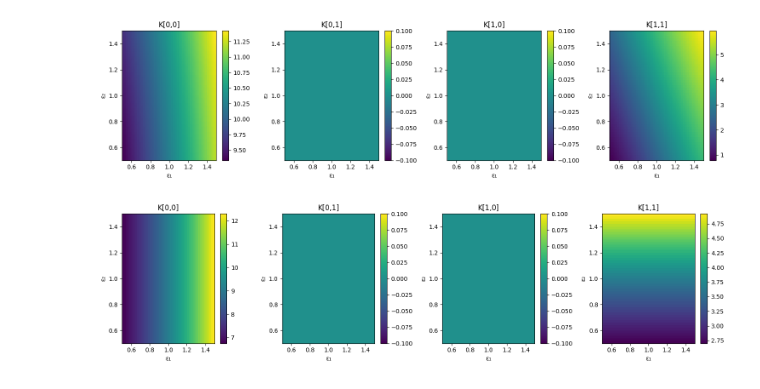
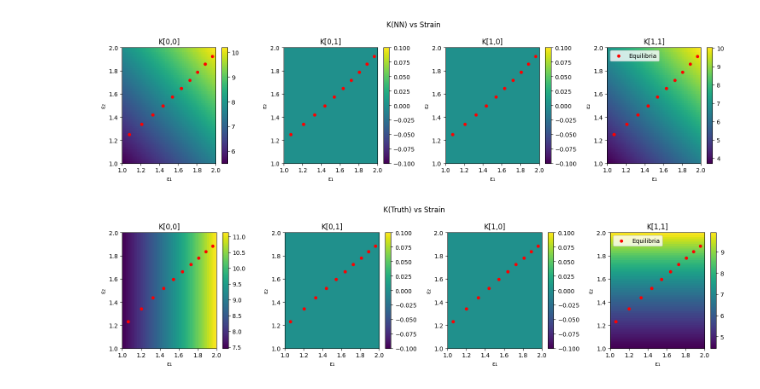
Before and after one commit to ryanchaiyakul/hodel, a Jupyter notebook: triplet.ipynb, the cells around one changed output. Saved outputs shown, nothing was run; the diff lists cells and outputs as text; code cells hidden in the pictures.

```diff
--- a/triplet.ipynb
+++ b/triplet.ipynb
@@ -53,7 +53,7 @@ def fixed_0(lambda_: jax.Array, _ = None) -> jax.Array:
 # Setup
 xf0 = jnp.array([1.0, 2.0])
 energy = Triplet(xf0, fixed_0(jnp.array([0.0])))
-force = LinearForce(jnp.array([0.0, 10.0]), jnp.array([9.81, 0.0]))
+force = LinearForce(jnp.array([0.0, 20.0]), jnp.array([0.0, 9.81]))
 sim = hodel.HODEL(energy, [force], fixed_0)
 
 key = jax.random.PRNGKey(0)
@@ -166,13 +173,19 @@ print(
 xf_stars = ks_sim.sim(lambdas, xf0, Theta_star)
 
 lr = 1e-2
-n_epochs = 400
-final_params, L = nn_sim.learn(
-    lambdas, xf0, xf_stars, params, optim=optax.adam(lr), n_epochs=n_epochs
+n_epochs = 500
+schedule = optax.cosine_decay_schedule(init_value=lr, decay_steps=n_epochs, alpha=0.3)
+
+jit_learn = jax.jit(
+    lambda lambdas, xf0, xf_stars, params: nn_sim.learn(
+        lambdas, xf0, xf_stars, params, optim=optax.adam(schedule), n_epochs=n_epochs
+    )
 )
+final_params, L = jit_learn(lambdas, xf0, xf_stars, params)
+final_xfs = nn_sim.sim(lambdas, xf0, final_params)
 
 print("truth: ", xf_stars)
-print("nn: ", nn_sim.sim(lambdas, xf0, final_params))
+print("nn: ", final_xfs)
 
 plt.plot(L)
 plt.yscale("log")
@@ -205,36 +218,51 @@ nn:  [[1.9057918 2.8870397]
 # %%
-# del_strain is a [esp1, esp2] vector.
-eps1 = jnp.linspace(0.5, 1.5, 50)
-eps2 = jnp.linspace(0.5, 1.5, 50)
+# Range of del_strains
+del_strains = []
+for (x1, x2) in final_xfs:
+    del_strains.append(nn_energy.get_strain(0, x1, x2, nn_energy.l_k) - 1.0)
+del_strains = jnp.stack(del_strains)
+
+ks_del_strains = []
+for (x1, x2) in xf_stars:
+    ks_del_strains.append(ks_energy.get_strain(0, x1, x2, nn_energy.l_k) - 1.0)
+ks_del_strains = jnp.stack(ks_del_strains)
+
+# Get grid for heatmap
+eps1_min, eps2_min = del_strains.min(0)
+eps1_max, eps2_max = del_strains.max(0)
+eps1 = jnp.linspace(jnp.floor(eps1_min), jnp.ceil(eps1_max), 50)
+eps2 = jnp.linspace(jnp.floor(eps2_min), jnp.ceil(eps2_max), 50)
 E1, E2 = jnp.meshgrid(eps1, eps2)
-del_strains = jnp.stack([E1.ravel(), E2.ravel()], axis=-1)
+del_strains_map = jnp.stack([E1.ravel(), E2.ravel()], axis=-1)
 
 # Generate map of Ks
-nn_K = jax.vmap(lambda s: nn_energy.get_K(s, final_params))(del_strains)
-ks_K = jax.vmap(lambda s: ks_energy.get_K(s, Theta_star))(del_strains)
+nn_K = jax.vmap(lambda s: nn_energy.get_K(s, final_params))(del_strains_map)
+ks_K = jax.vmap(lambda s: ks_energy.get_K(s, Theta_star))(del_strains_map)
 
-def visualize_K(K, title = "K vs Strains"):
+def visualize_K(K, del_strains, suptitle = "K vs Strains"):
     K11 = K[:, 0, 0].reshape(E1.shape)
     K12 = K[:, 0, 1].reshape(E1.shape)
     K21 = K[:, 1, 0].reshape(E1.shape)
     K22 = K[:, 1, 1].reshape(E1.shape)
 
     fig, axs = plt.subplots(1, 4, figsize=(15, 4))
     for ax, K, title in zip(
         axs, [K11, K12, K21, K22], ["K[0,0]", "K[0,1]", "K[1,0]", "K[1,1]"]
     ):
         im = ax.imshow(np.asarray(K), extent=(eps1.min(), eps1.max(), eps2.min(), eps2.max()),
                     origin='lower', cmap='viridis', aspect='auto')
         ax.set_xlabel("ε₁")
         ax.set_ylabel("ε₂")
+        ax.scatter(del_strains[:, 0], del_strains[:, 1], color='red', s=20, marker='o', label='Equilibria')
         ax.set_title(title)
         fig.colorbar(im, ax=ax)
-    plt.title(title)
+    fig.suptitle(suptitle)
+    plt.legend()
     plt.tight_layout()
     plt.show()
 
-visualize_K(nn_K)
-visualize_K(ks_K)
+visualize_K(nn_K, del_strains, "K(NN) vs Strain")
+visualize_K(ks_K, ks_del_strains, "K(Truth) vs Strain")
 # %% [output]
-[figure, old version]
+[figure, new version]
-[figure, old version]
+[figure, new version]
```
Also changed, not shown: parts of 5 cells of this notebook.
